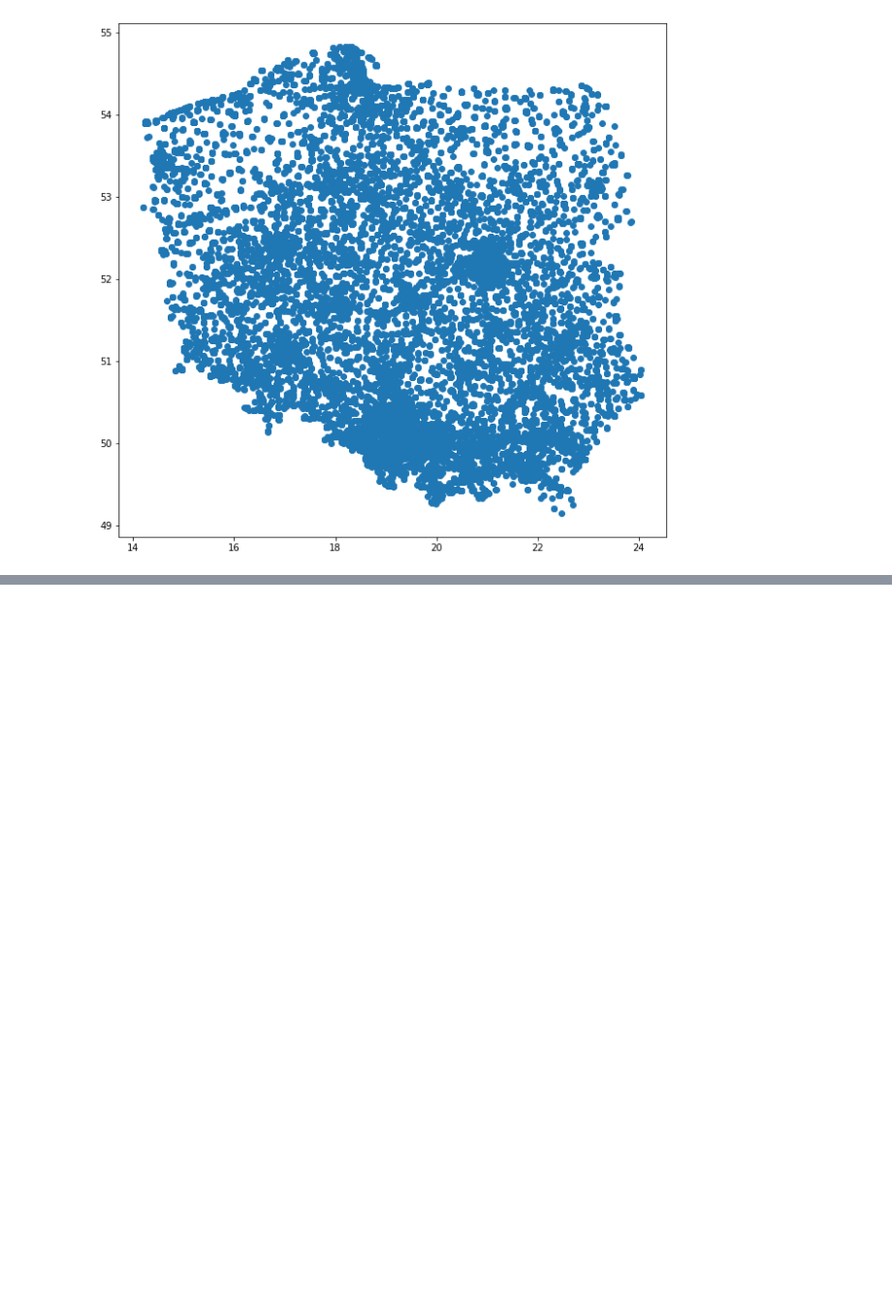
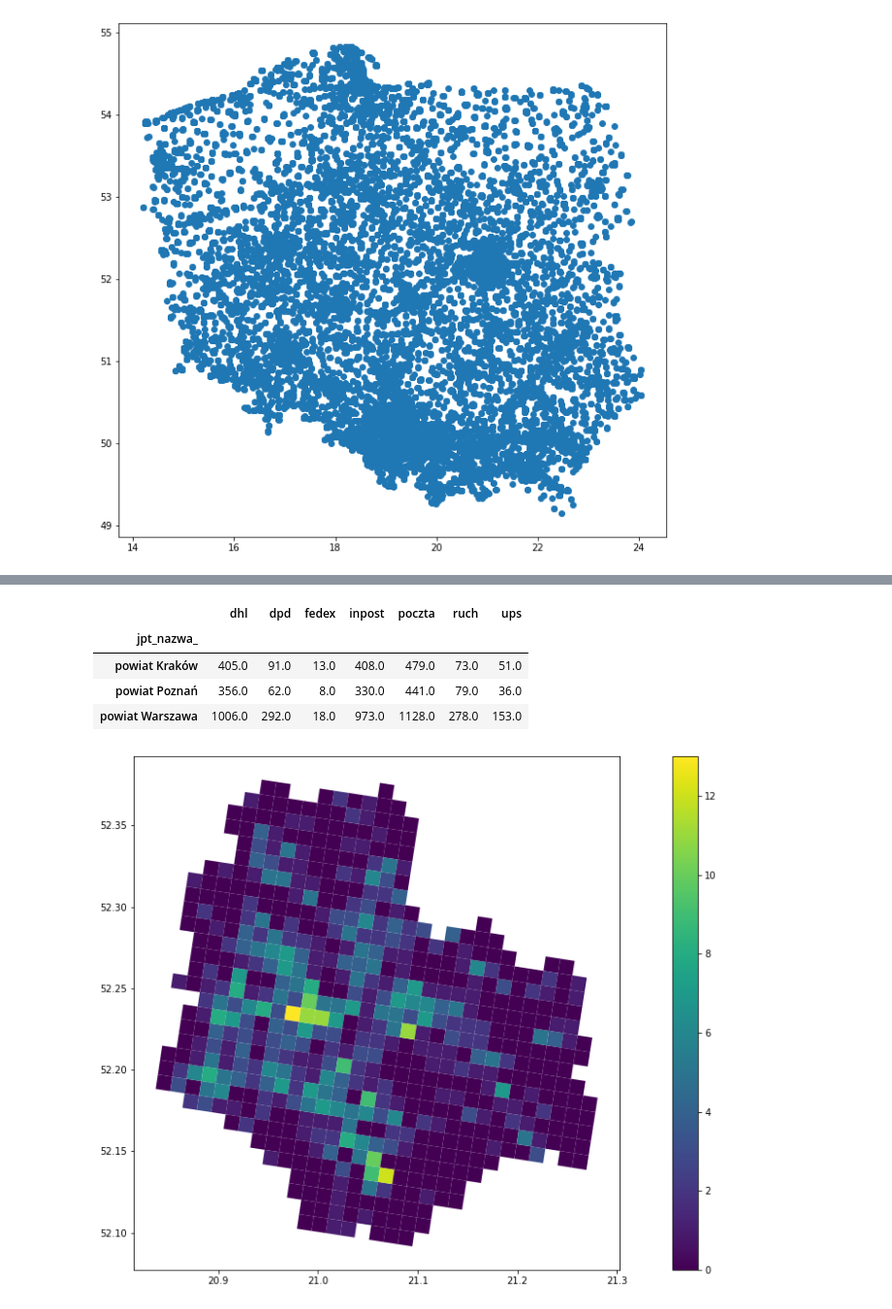
Before and after one commit to michaelwozniak/spatial_econometric_project, a Jupyter notebook: codes/2_dataset_construction.ipynb, the cells around one changed output, grey strips where cells are left out. Shown: that part at 97% size. Drawn from its saved outputs; the diff is of its cells as text; code cells hidden in the pictures; blank space fills up the shorter version.

```diff
--- a/codes/2_dataset_construction.ipynb
+++ b/codes/2_dataset_construction.ipynb
@@ -162,0 +96,16 @@ df_krakow.to_csv('../datasets/preprocessed_data/df_krakow.csv', index = False)
+# %%
+pov_grids_sliced = pov_grids[["grid_index", "geometry"]].copy()
+df_pov_grids_sliced = gpd.sjoin(df, pov_grids_sliced, how="right", op="within")
+df_pov_grids_sliced = df_pov_grids_sliced.drop(columns=["index_left"])
+df_pov_grids_sliced = df_pov_grids_sliced.groupby(["operator", "grid_index"], as_index=False).count()
+df_pov_grids_sliced = df_pov_grids_sliced.pivot(index='grid_index', columns='operator').fillna(0).reset_index()
+df_pov_grids_sliced.columns = df_pov_grids_sliced.columns.droplevel()
+df_pov_grids_sliced.columns = ['grid_index', 'dhl', 'dpd', 'fedex', 'inpost', 'poczta', 'ruch', 'ups']
+# %%
+df_pov_grids = pd.merge(pov_grids, df_pov_grids_sliced, how="left", on="grid_index")
+df_pov_grids.columns = df_pov_grids.columns.str.lower()
+df_pov_grids = df_pov_grids.fillna(0)
+df_pov_grids = df_pov_grids[['grid_index','geometry', 'jpt_nazwa_', 'dhl', 'dpd', 'fedex', 'inpost', 'poczta', 'ruch',
+                             'ups', 'tot', 'tot_0_14', 'tot_15_64', 'tot_65__', 'tot_male',
+                            'tot_fem', 'male_0_14', 'male_15_64', 'male_65__', 'fem_0_14',
+                            'fem_15_64', 'fem_65__', 'fem_ratio']]
@@ -162,0 +130,12 @@ df_krakow.to_csv('../datasets/preprocessed_data/df_krakow.csv', index = False)
+# %%
+display(df_pov_grids.groupby("jpt_nazwa_")[['dhl', 'dpd', 'fedex', 'inpost', 'poczta', 'ruch', 'ups']].sum())
+
+df_pov_grids[df_pov_grids.jpt_nazwa_=="powiat Warszawa"].plot(column="inpost", legend=True, figsize=(20,10))
+plt.show()
+# %% [output]
+|  | dhl | dpd | fedex | inpost | poczta | ruch | ups |
+| jpt_nazwa_ |  |  |  |  |  |  |  |
+| powiat Kraków | 405.0 | 91.0 | 13.0 | 408.0 | 479.0 | 73.0 | 51.0 |
+| powiat Poznań | 356.0 | 62.0 | 8.0 | 330.0 | 441.0 | 79.0 | 36.0 |
+| powiat Warszawa | 1006.0 | 292.0 | 18.0 | 973.0 | 1128.0 | 278.0 | 153.0 |
+[figure, added]
```
Also changed, not shown: parts of 19 cells of this notebook.
